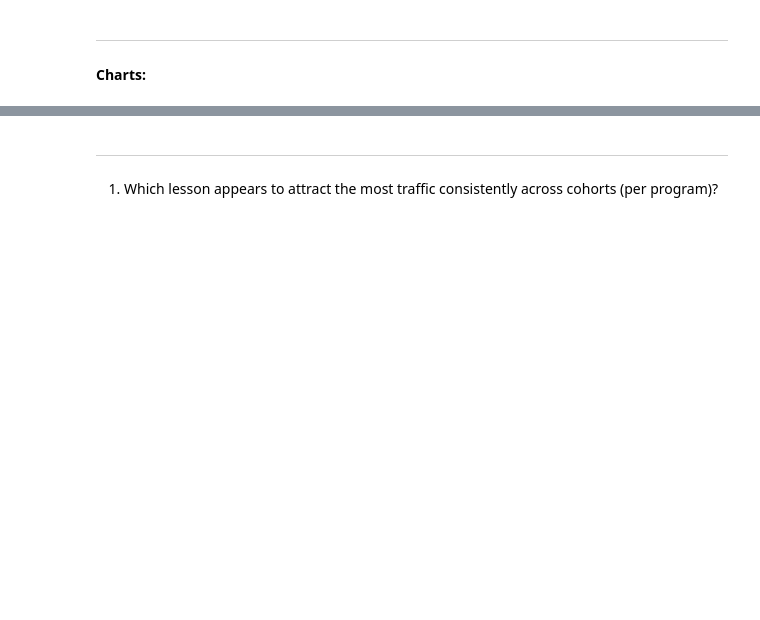
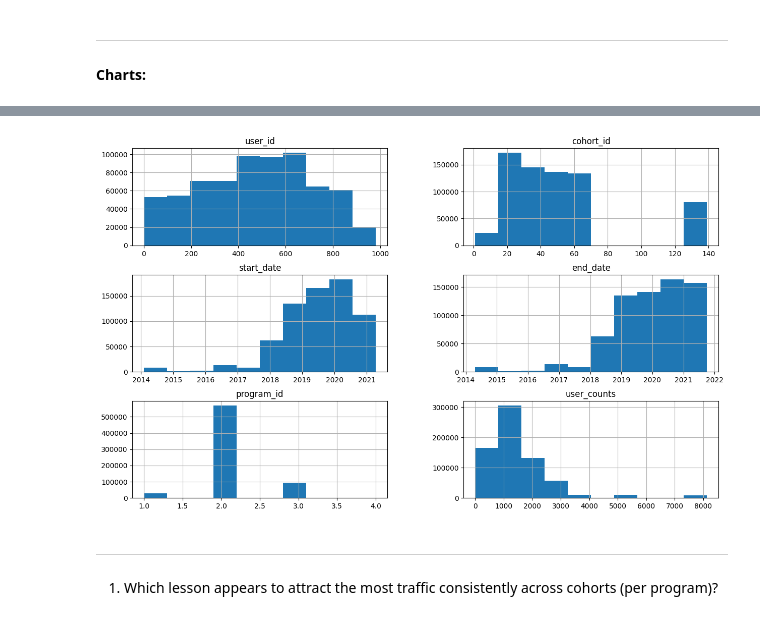
Before and after one commit to JenniferMLewis/anomaly-detection-exercises, a Jupyter notebook: initial_project.ipynb, the cells around one changed output, grey strips where cells are left out. Drawn from its saved outputs; the diff is of its cells as text; code cells hidden in the pictures; blank space fills up the shorter version.

```diff
--- a/initial_project.ipynb
+++ b/initial_project.ipynb
@@ -204,3 +375,8 @@ array([[<AxesSubplot:title={'center':'cohort_id'}>,
+# %%
+df.hist(figsize= (15,9))
+plt.show()
+# %% [output]
+[figure, added]
 # %% [markdown]
 ----
 # %% [markdown]
```
Also changed, not shown: parts of 100 cells of this notebook.
